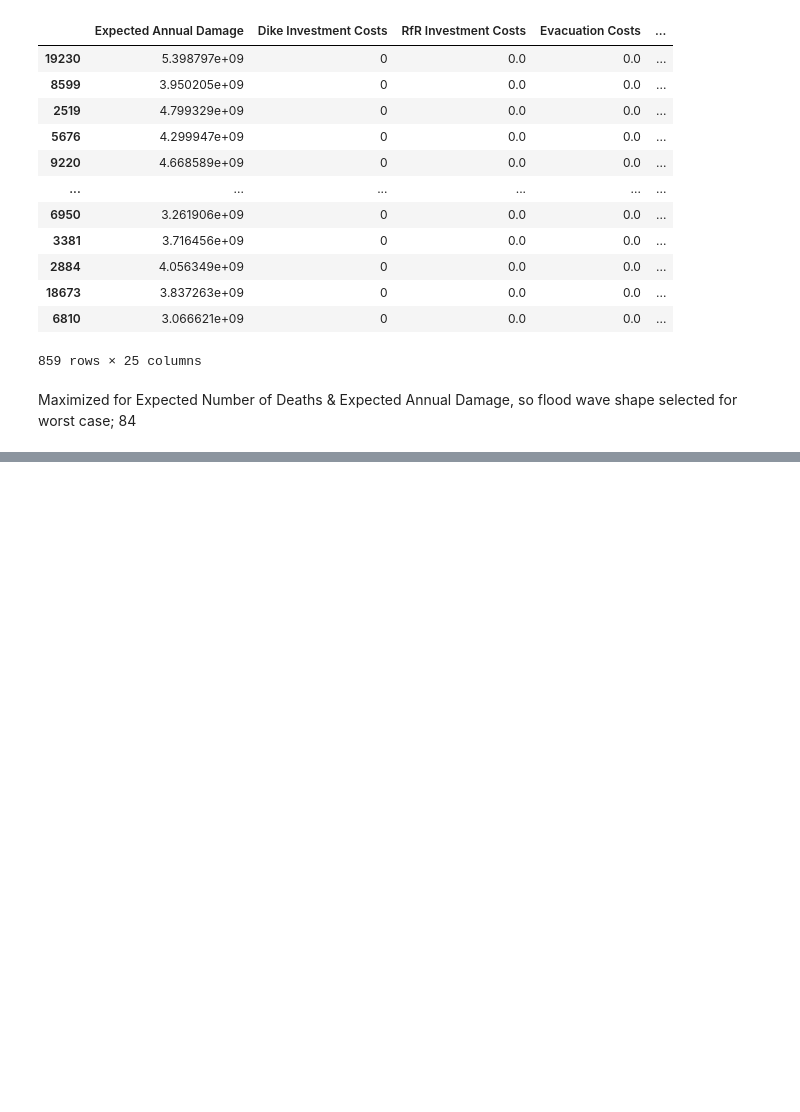
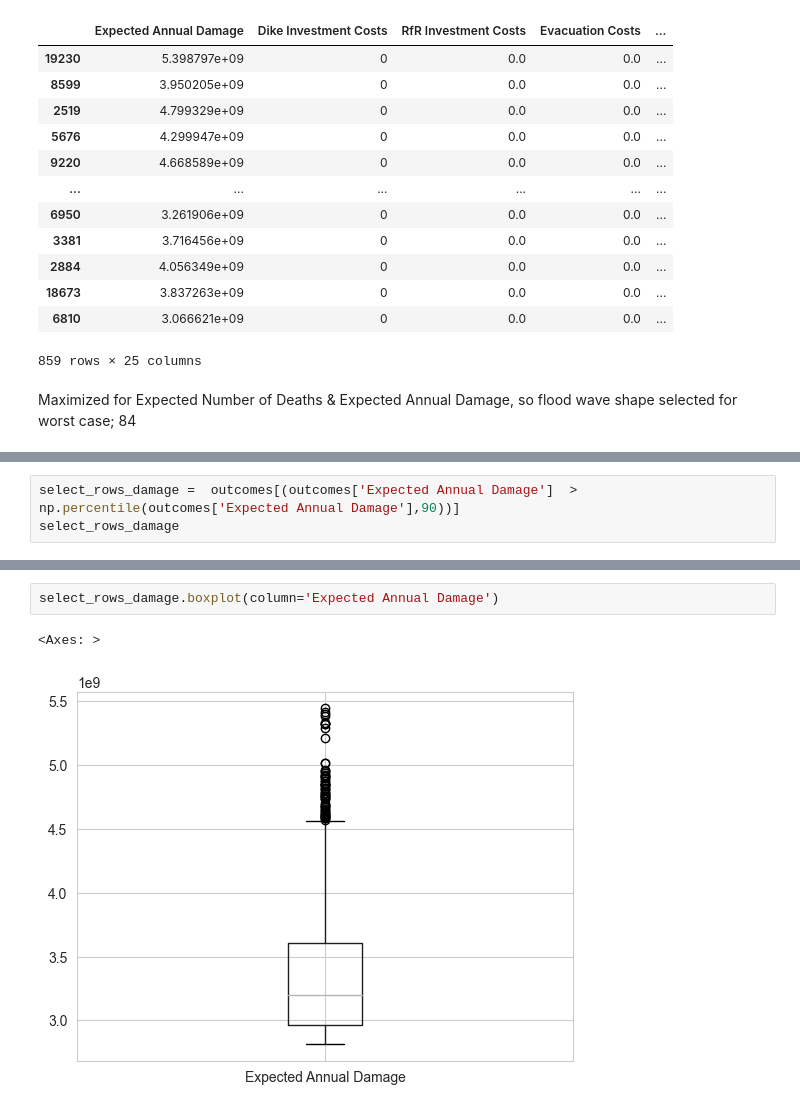
Before and after one commit to BRtudelft/Group1_EPA1361_Model-based_Decision-making, a Jupyter notebook: MORDM_1_problem_formulation.ipynb, the cells around one changed output, grey strips where cells are left out. Drawn from its saved outputs; the diff is of its cells as text; blank space fills up the shorter version.

```diff
--- a/MORDM_1_problem_formulation.ipynb
+++ b/MORDM_1_problem_formulation.ipynb
@@ -362,0 +383,3 @@ Maximized for Expected Number of Deaths & Expected Annual Damage, so flood wave
+# %%
+select_rows_damage =  outcomes[(outcomes['Expected Annual Damage']  > np.percentile(outcomes['Expected Annual Damage'],90))]
+select_rows_damage
@@ -362,0 +405,5 @@ Maximized for Expected Number of Deaths & Expected Annual Damage, so flood wave
+# %%
+select_rows_damage.boxplot(column='Expected Annual Damage')
+# %% [output]
+<Axes: >
+[figure, added]
```
Also changed, not shown: parts of 15 cells of this notebook.
